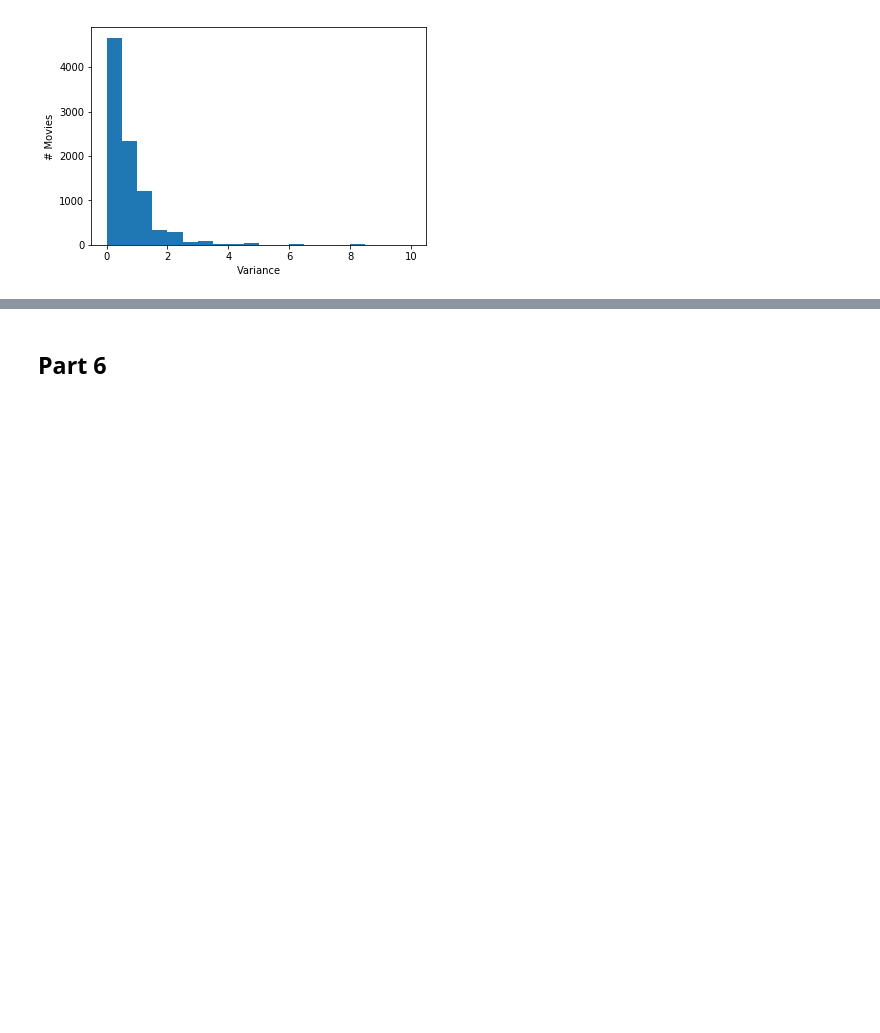
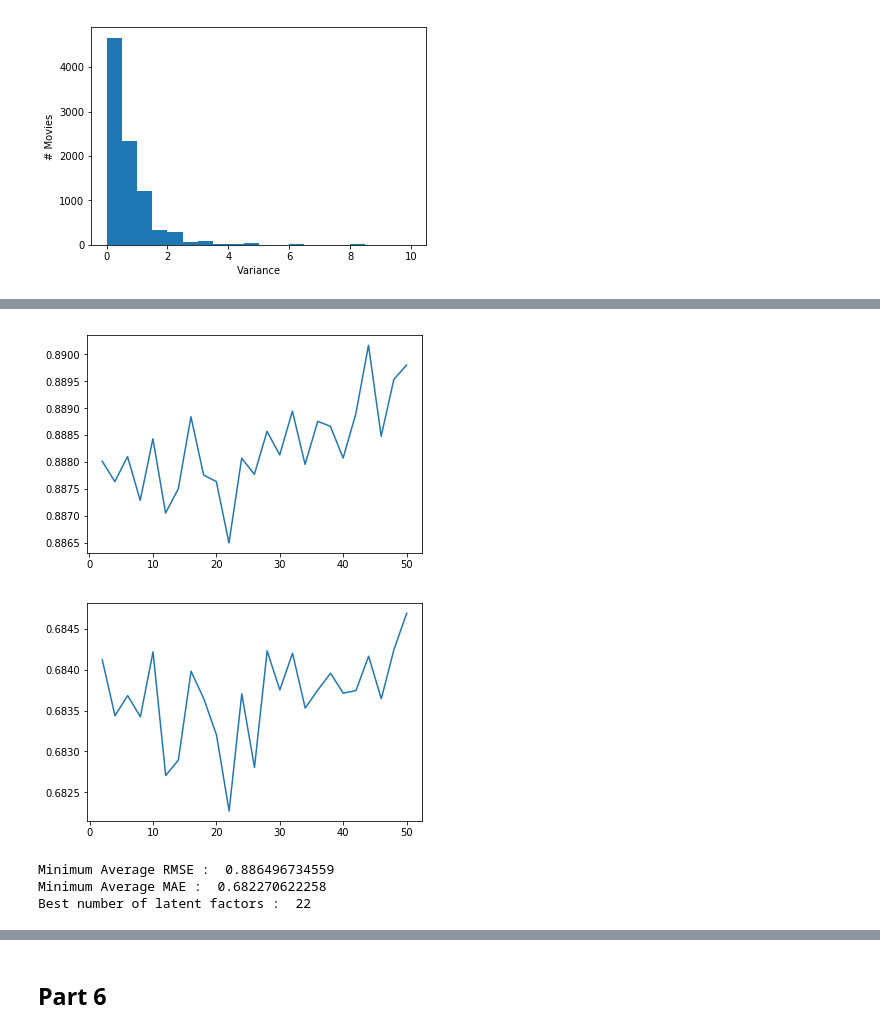
Before and after one commit to edihb/Large-Scale-DM, a Jupyter notebook: Project3-Collaborative_Filtering/Project3.ipynb, the cells around one changed output, grey strips where cells are left out. Drawn from its saved outputs; the diff is of its cells as text; code cells hidden in the pictures; blank space fills up the shorter version.

```diff
--- a/Project3-Collaborative_Filtering/Project3.ipynb
+++ b/Project3-Collaborative_Filtering/Project3.ipynb
@@ -61,0 +263,7 @@ plt.show()
+# %%
+reader = Reader(rating_scale=(1, 5))
+data_roc = Dataset.load_from_df(dataset[['userId','movieId','rating']], reader)
+train_set, test_set = train_test_split(data_roc, test_size = 0.1, random_state = 0)
+roc_nmf_model = NMF(n_factors = 16)
+roc_nmf_model.fit(train_set)
+preds = roc_nmf_model.test(test_set)
@@ -61,0 +276,32 @@ plt.show()
+# %%
+def SVD_filter(data_, range_,trimm,movie_ratings_dict,splits=10, id_var_dict=None):
+    kf = KFold(n_splits=splits)
+    reader = Reader(rating_scale=(1, 5))
+    mae_d={}
+    rmse_d={}
+    for latent_factors in range_:
+        print('Number of Latent Factors : ',latent_factors)
+        svd_model = SVD(n_factors = latent_factors)
+        rmse_list=[]
+        mae_list =[]
+        for trainset, testset in kf.split(data_):
+            #print(testset)
+            if(trimm=='p'):
+                testset = get_popular(movie_ratings_dict,testset)
+            elif(trimm=='up'):
+                testset = get_unpopular(movie_ratings_dict,testset)
+            elif(trimm=='hv'):
+                testset = get_highvar(movie_ratings_dict, id_var_dict, testset)
+            svd_model.fit(trainset)
+            predictions = svd_model.test(testset,verbose=False)
+            rmse_list.append(accuracy.rmse(predictions,verbose=False))
+            mae_list.append(accuracy.mae(predictions,verbose=False))
+        rmse_d[latent_factors]=sum(rmse_list)/len(rmse_list)
+        mae_d[latent_factors]=sum(mae_list)/len(mae_list)
+        print('Mean rmse',sum(rmse_list)/len(rmse_list))
+        print('Mean mae',sum(mae_list)/len(mae_list))
+    return rmse_d, mae_d
+# %%
+# Question 24
+total_data = Dataset.load_from_df(dataset[['userId','movieId','rating']], reader)
+svd_rmse , svd_mae = SVD_filter(total_data, range(2,51,2),'notrim',movie_ratings_dict)
@@ -61,0 +326,16 @@ plt.show()
+# %%
+rmse_mae_plot(svd_rmse,svd_mae)
+# %% [output]
+[figure, added]
+[figure, added]
+# %%
+# Question 25
+print("Minimum Average RMSE : ",min(svd_rmse.values()))
+print("Minimum Average MAE : ",min(svd_mae.values()))
+best_n_factors = [k for k,v in svd_rmse.items() if v == min(svd_rmse.values())]
+best_n_factors_svd = best_n_factors[0]
+print("Best number of latent factors : ",best_n_factors_svd)
+# %% [output]
+Minimum Average RMSE :  0.886496734559
+Minimum Average MAE :  0.682270622258
+Best number of latent factors :  22
```
Also changed, not shown: parts of 52 cells of this notebook.
